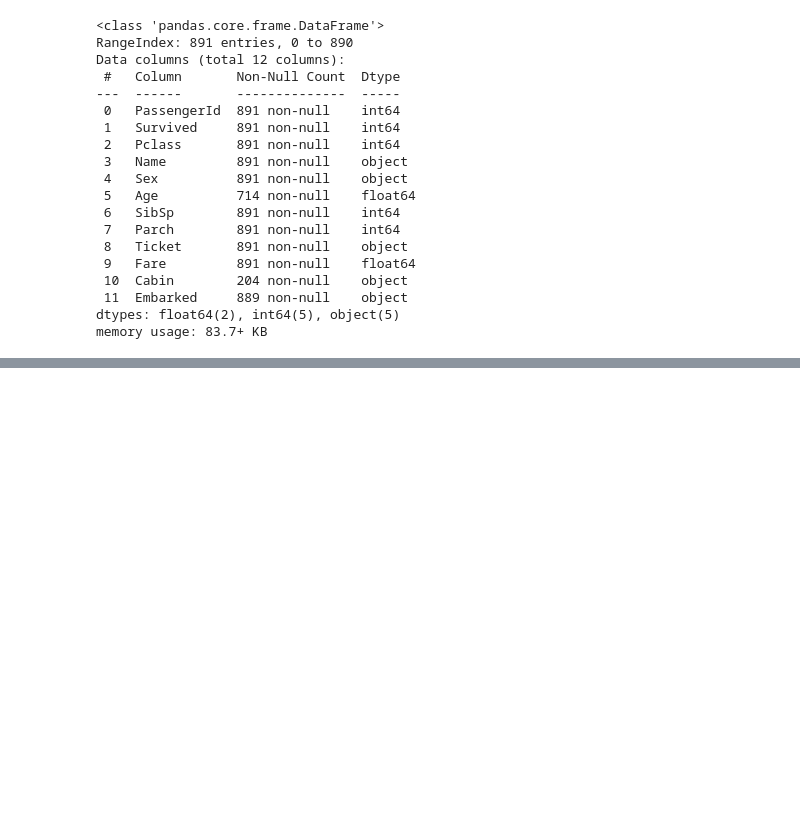
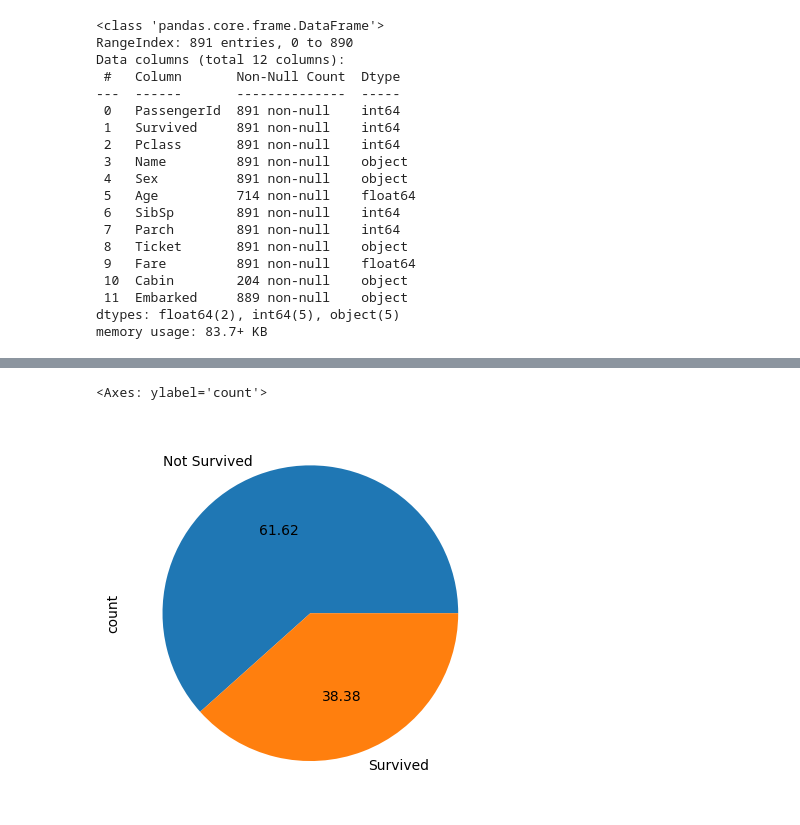
Before and after one commit to Mostafij-k/Exploratory_Data_Analysis, a Jupyter notebook: Univariate_Analysis.ipynb, the cells around one changed output, grey strips where cells are left out. Cells and saved outputs as stored; diff of their text form; code cells hidden in the pictures; blank space fills up the shorter version.

```diff
--- a/Univariate_Analysis.ipynb
+++ b/Univariate_Analysis.ipynb
@@ -62,0 +100,8 @@ Df['Survived'].value_counts().plot(kind='bar')
+# %%
+        # ----Know the distribution of each categories of categorial column through pie chart----#
+
+# Show the pie chart of Survived column
+Df['Survived'].value_counts().plot(kind='pie',  autopct='%.2f', labels=['Not Survived', 'Survived'])
+# %% [output]
+<Axes: ylabel='count'>
+[figure, added]
```
Also changed, not shown: parts of 15 cells of this notebook.
